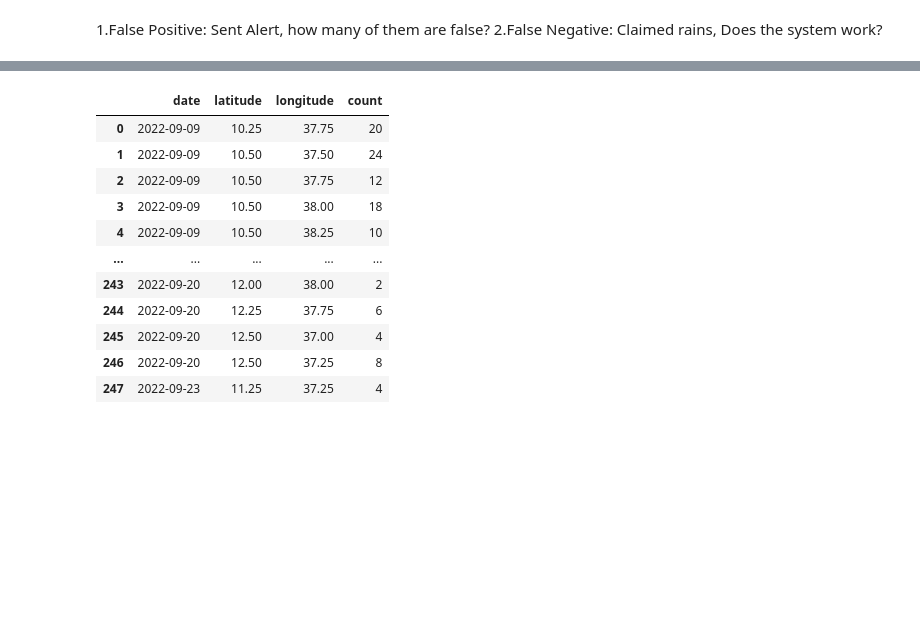
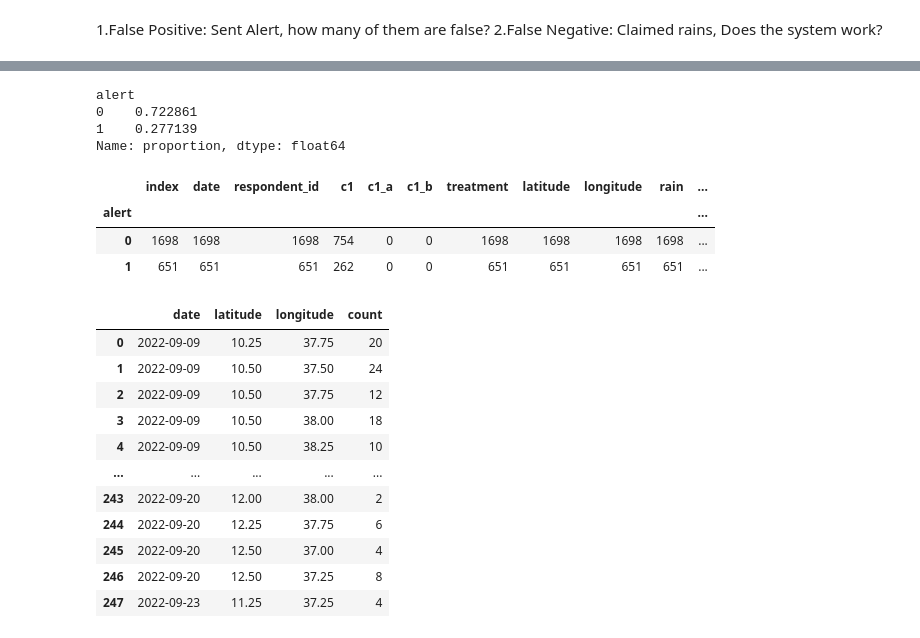
Before and after one commit to swl007007/Large_Scale_CML, a Jupyter notebook: combine_new.ipynb, the cells around one changed output, grey strips where cells are left out. Drawn from its saved outputs; the diff is of its cells as text; code cells hidden in the pictures; blank space fills up the shorter version.

```diff
--- a/combine_new.ipynb
+++ b/combine_new.ipynb
@@ -265,3 +248,18 @@ combined_df_merge_positive
+# %%
+# group by date and respondent_id, see what percentage has a value in column time
+combined_df_merge_positive['alert'].value_counts(normalize=True)
+# %% [output]
+alert
+0    0.722861
+1    0.277139
+Name: proportion, dtype: float64
+# %%
+combined_df_merge_positive.groupby(['alert']).count()
+# %% [output]
+|  | index | date | respondent_id | c1 | c1_a | c1_b | treatment | latitude | longitude | rain | ... |
+| alert |  |  |  |  |  |  |  |  |  |  | ... |
+| 0 | 1698 | 1698 | 1698 | 754 | 0 | 0 | 1698 | 1698 | 1698 | 1698 | ... |
+| 1 | 651 | 651 | 651 | 262 | 0 | 0 | 651 | 651 | 651 | 651 | ... |
 # %%
 # unique on date, latitude and longitude, count the rows
 combined_df_merge_positive.groupby(['date','latitude','longitude']).size().reset_index(name='count')
```
Also changed, not shown: parts of 5 cells of this notebook.
